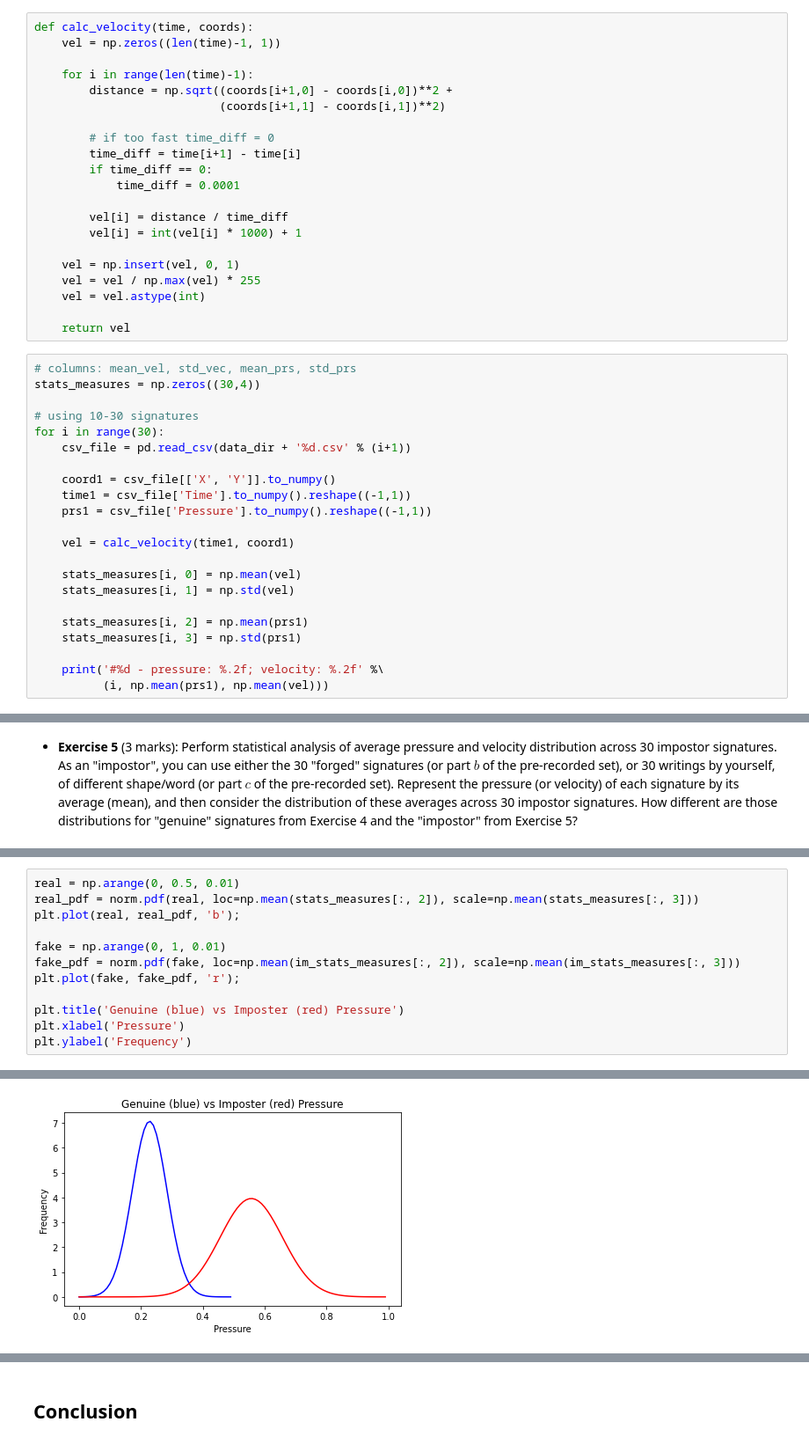
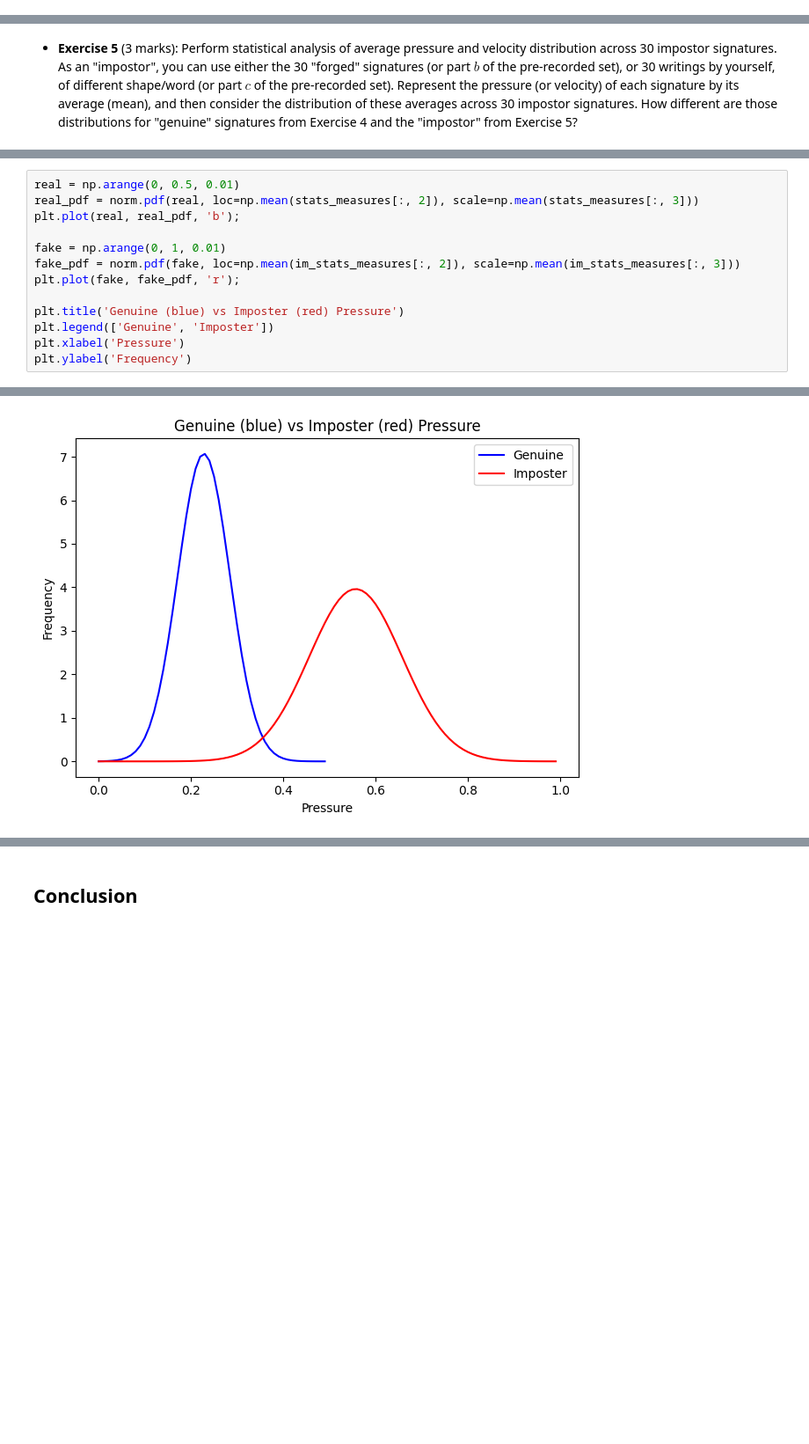
Before and after one commit to TheJade/ENCM509, a Jupyter notebook: Lab2/Lab02_2023W.ipynb, the cells around one changed output, grey strips where cells are left out. Shown at 88% size. Drawn from its saved outputs; the diff is of its cells as text; blank space fills up the shorter version.

```diff
--- a/Lab2/Lab02_2023W.ipynb
+++ b/Lab2/Lab02_2023W.ipynb
@@ -240,43 +17,0 @@ ax.set_title('Pen pressure in 3D');
-# %%
-def calc_velocity(time, coords):
-    vel = np.zeros((len(time)-1, 1))
-
-    for i in range(len(time)-1):
-        distance = np.sqrt((coords[i+1,0] - coords[i,0])**2 +
-                           (coords[i+1,1] - coords[i,1])**2)
-
-        # if too fast time_diff = 0
-        time_diff = time[i+1] - time[i]
-        if time_diff == 0:
-            time_diff = 0.0001
-
-        vel[i] = distance / time_diff
-        vel[i] = int(vel[i] * 1000) + 1
-
-    vel = np.insert(vel, 0, 1)
-    vel = vel / np.max(vel) * 255
-    vel = vel.astype(int)
-
-    return vel
-# %%
-# columns: mean_vel, std_vec, mean_prs, std_prs
-stats_measures = np.zeros((30,4))
-
-# using 10-30 signatures
-for i in range(30):
-    csv_file = pd.read_csv(data_dir + '%d.csv' % (i+1))
-
-    coord1 = csv_file[['X', 'Y']].to_numpy()
-    time1 = csv_file['Time'].to_numpy().reshape((-1,1))
-    prs1 = csv_file['Pressure'].to_numpy().reshape((-1,1))
-
-    vel = calc_velocity(time1, coord1)
-
-    stats_measures[i, 0] = np.mean(vel)
-    stats_measures[i, 1] = np.std(vel)
-
-    stats_measures[i, 2] = np.mean(prs1)
-    stats_measures[i, 3] = np.std(prs1)
-
-    print('#%d - pressure: %.2f; velocity: %.2f' %\
-          (i, np.mean(prs1), np.mean(vel)))
@@ -665,16 +369,17 @@ Text(0, 0.5, 'Frequency')
 # %%
 real = np.arange(0, 0.5, 0.01)
 real_pdf = norm.pdf(real, loc=np.mean(stats_measures[:, 2]), scale=np.mean(stats_measures[:, 3]))
 plt.plot(real, real_pdf, 'b');
 
 fake = np.arange(0, 1, 0.01)
 fake_pdf = norm.pdf(fake, loc=np.mean(im_stats_measures[:, 2]), scale=np.mean(im_stats_measures[:, 3]))
 plt.plot(fake, fake_pdf, 'r');
 
 plt.title('Genuine (blue) vs Imposter (red) Pressure')
+plt.legend(['Genuine', 'Imposter'])
 plt.xlabel('Pressure')
 plt.ylabel('Frequency')
 # %% [output]
 Text(0, 0.5, 'Frequency')
-[figure, old version]
+[figure, new version]
 # %% [markdown]
```
Also changed, not shown: parts of 38 cells of this notebook.
